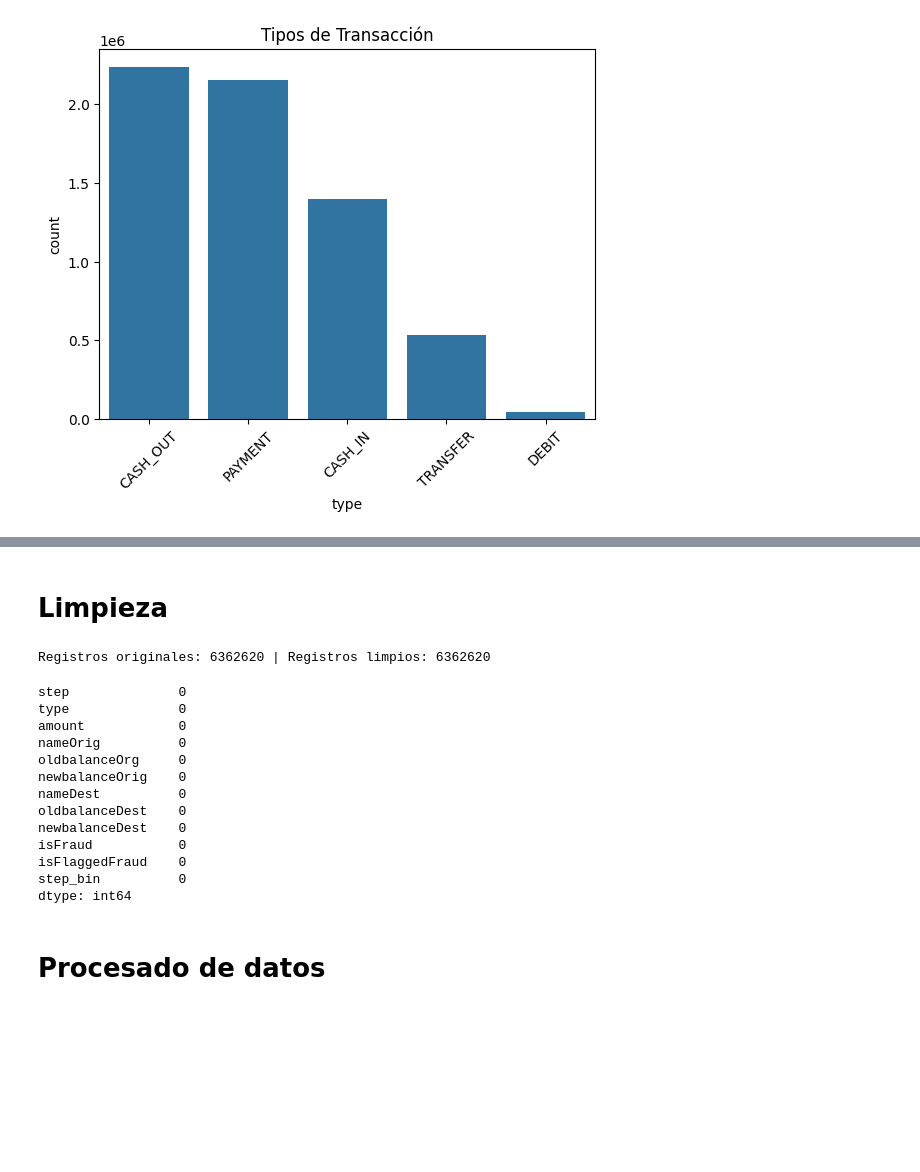
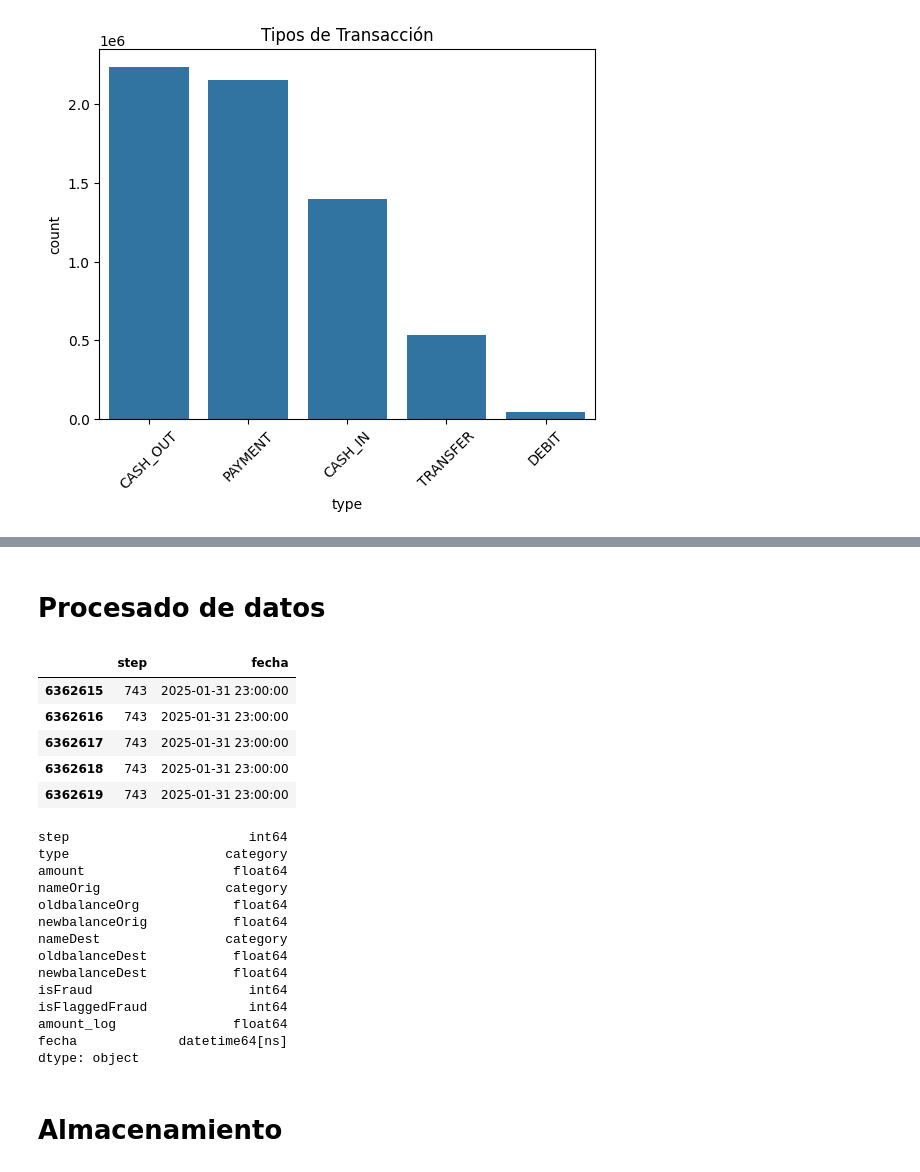
Before and after one commit to Pliperkiller/NequiDataEng, a Jupyter notebook: notebooks/01_eda.ipynb, the cells around one changed output, grey strips where cells are left out. Cells and saved outputs as stored; diff of their text form; code cells hidden in the pictures; blank space fills up the shorter version.

```diff
--- a/notebooks/01_eda.ipynb
+++ b/notebooks/01_eda.ipynb
@@ -145,27 +140,0 @@ plt.show()
-# %% [markdown]
-# Limpieza
-# %%
-df_clean = df.drop_duplicates()
-print(f"Registros originales: {len(df)} | Registros limpios: {len(df_clean)}")
-# %% [output]
-Registros originales: 6362620 | Registros limpios: 6362620
-# %%
-# Verificar nulos por columna
-print(df_clean.isnull().sum())
-
-# Si hay nulos en 'amount' (raro en este dataset):
-df_clean["amount"] = df_clean["amount"].fillna(df_clean["amount"].median())
-# %% [output]
-step              0
-type              0
-amount            0
-nameOrig          0
-oldbalanceOrg     0
-newbalanceOrig    0
-nameDest          0
-oldbalanceDest    0
-newbalanceDest    0
-isFraud           0
-isFlaggedFraud    0
-step_bin          0
-dtype: int64
@@ -178,0 +146,38 @@ df_clean["amount_log"] = np.log(df_clean["amount"] + 1)
+# %%
+# Crear una columna de fecha basada en la columna 'step'
+# Asumimos que cada 'step' representa una hora desde el 1 de enero a las 00:00
+start_date = pd.Timestamp("2025-01-01 00:00:00")  # Fecha inicial
+df_clean["fecha"] = start_date + pd.to_timedelta(df_clean["step"], unit="h")
+
+df_clean[["step", "fecha"]].tail()
+# %% [output]
+|  | step | fecha |
+| 6362615 | 743 | 2025-01-31 23:00:00 |
+| 6362616 | 743 | 2025-01-31 23:00:00 |
+| 6362617 | 743 | 2025-01-31 23:00:00 |
+| 6362618 | 743 | 2025-01-31 23:00:00 |
+| 6362619 | 743 | 2025-01-31 23:00:00 |
+# %%
+# Convertir columnas de tipo object a tipo category
+object_columns = df_clean.select_dtypes(include=["object"]).columns
+df_clean[object_columns] = df_clean[object_columns].astype("category")
+
+# Verificar los tipos de datos después de la conversión
+print(df_clean.dtypes)
+# %% [output]
+step                       int64
+type                    category
+amount                   float64
+nameOrig                category
+oldbalanceOrg            float64
+newbalanceOrig           float64
+nameDest                category
+oldbalanceDest           float64
+newbalanceDest           float64
+isFraud                    int64
+isFlaggedFraud             int64
+amount_log               float64
+fecha             datetime64[ns]
+dtype: object
+# %% [markdown]
+# Almacenamiento
```
Also changed, not shown: parts of 16 cells of this notebook, 4 other files.
